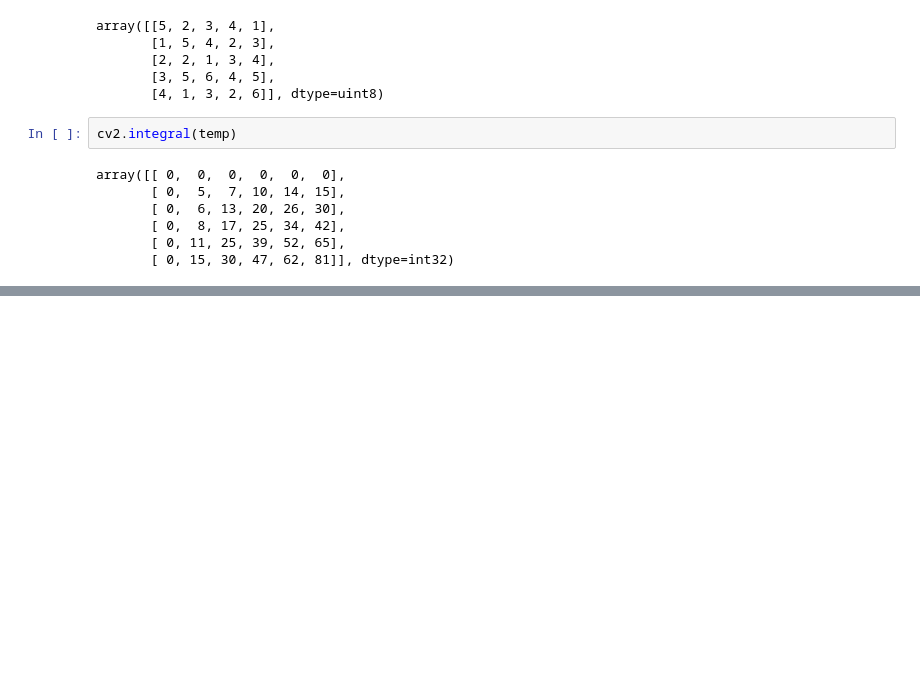
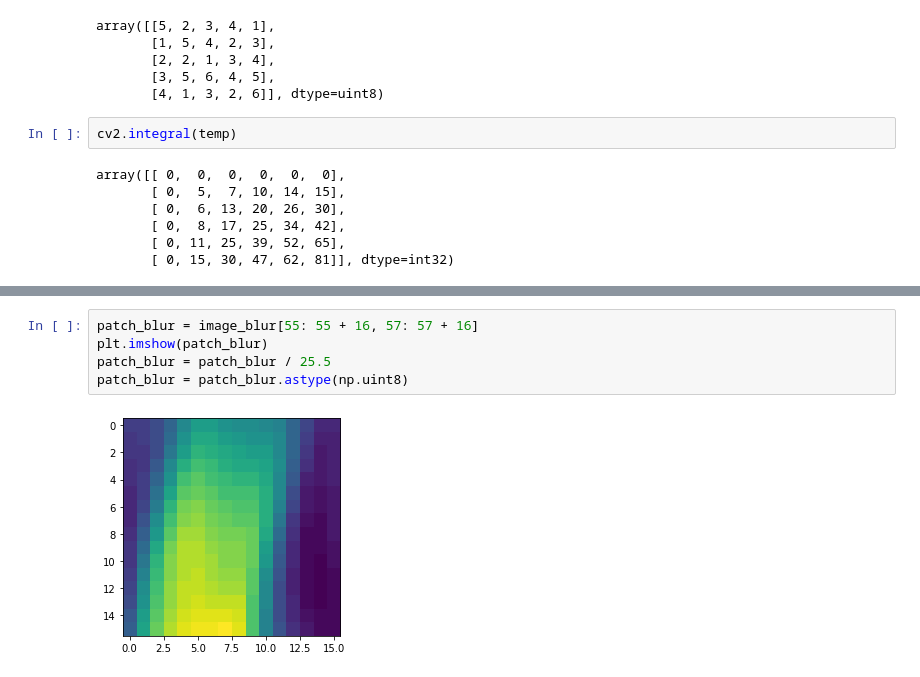
Before and after one commit to nimpy/learned-brief, a Jupyter notebook: Untitled.ipynb, the cells around one changed output, grey strips where cells are left out. Saved outputs shown, nothing was run; the diff lists cells and outputs as text; blank space fills up the shorter version.

```diff
--- a/Untitled.ipynb
+++ b/Untitled.ipynb
@@ -37,0 +100,7 @@ array([[ 0,  0,  0,  0,  0,  0],
+# %%
+patch_blur = image_blur[55: 55 + 16, 57: 57 + 16]
+plt.imshow(patch_blur)
+patch_blur = patch_blur / 25.5
+patch_blur = patch_blur.astype(np.uint8)
+# %% [output]
+[figure, added]
```
Also changed, not shown: parts of 9 cells of this notebook, 1 other file.
